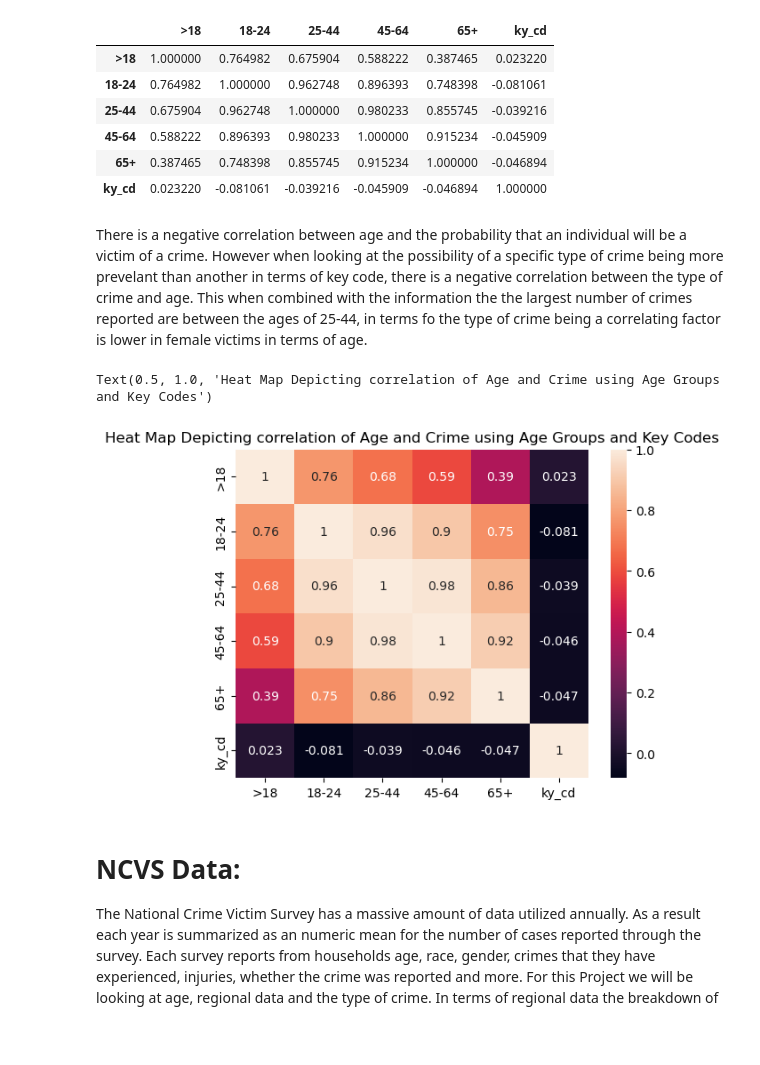
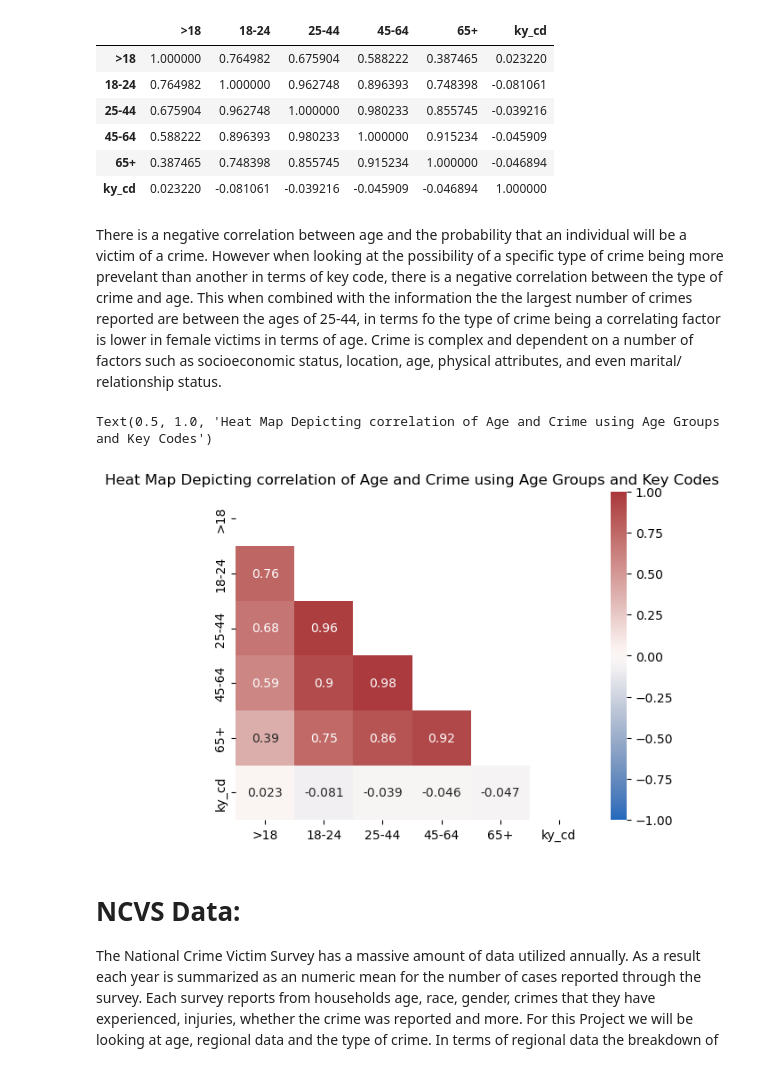
Before and after one commit to accoffin12/CrimeVictimAnalysis_Capstone, a Jupyter notebook: Crime Victim Data Exploration Analysis.ipynb, the cells around one changed output. Cells and saved outputs as stored; diff of their text form; code cells hidden in the pictures; blank space fills up the shorter version.

```diff
--- a/Crime Victim Data Exploration Analysis.ipynb
+++ b/Crime Victim Data Exploration Analysis.ipynb
@@ -203,13 +204,15 @@ NYPD_AgevCrime[['>18', '18-24', '25-44', '45-64', '65+', 'ky_cd']].corr()
 | 65+ | 0.387465 | 0.748398 | 0.855745 | 0.915234 | 1.000000 | -0.046894 |
 | ky_cd | 0.023220 | -0.081061 | -0.039216 | -0.045909 | -0.046894 | 1.000000 |
 # %% [markdown]
-There is a negative correlation between age and the probability that an individual will be a victim of a crime. However when looking at the possibility of a specific type of crime being more prevelant than another in terms of key code, there is a negative correlation between the type of crime and age. This when combined with the information the the largest number of crimes reported are between the ages of 25-44, in terms fo the type of crime being a correlating factor is lower in female victims in terms of age.
+There is a negative correlation between age and the probability that an individual will be a victim of a crime. However when looking at the possibility of a specific type of crime being more prevelant than another in terms of key code, there is a negative correlation between the type of crime and age. This when combined with the information the the largest number of crimes reported are between the ages of 25-44, in terms fo the type of crime being a correlating factor is lower in female victims in terms of age. Crime is complex and dependent on a number of factors such as socioeconomic status, location, age, physical attributes, and even marital/ relationship status.
 # %%
-sns.heatmap(NYPD_AgevCrime[['>18', '18-24', '25-44', '45-64', '65+', 'ky_cd']].corr(), annot=True)
+matrix = NYPD_AgevCrime[['>18', '18-24', '25-44', '45-64', '65+', 'ky_cd']].corr()
+mask=np.triu(np.ones_like(matrix, dtype=bool))
+sns.heatmap(NYPD_AgevCrime[['>18', '18-24', '25-44', '45-64', '65+', 'ky_cd']].corr(), annot=True, vmax=1, vmin=-1, center=0, cmap='vlag', mask=mask)
 plt.title("Heat Map Depicting correlation of Age and Crime using Age Groups and Key Codes")
 # %% [output]
 Text(0.5, 1.0, 'Heat Map Depicting correlation of Age and Crime using Age Groups and Key Codes')
-[figure, old version]
+[figure, new version]
 # %% [markdown]
 # NCVS Data:
 The National Crime Victim Survey has a massive amount of data utilized annually. As a result each year is summarized as an numeric mean for the number of cases reported through the survey. Each survey reports from households age, race, gender, crimes that they have experienced, injuries, whether the crime was reported and more. For this Project we will be looking at age, regional data and the type of crime. In terms of regional data the breakdown of specific types of crimes such as robbery, assault and sexual assault are in seperate catagroies based on thier NCIC numbers. Where as the data pertaining to age is more general. The NCVS also records data from minors as old as 12 and groups ages into 8 catagories.
```
Also changed, not shown: parts of 2 cells of this notebook.
